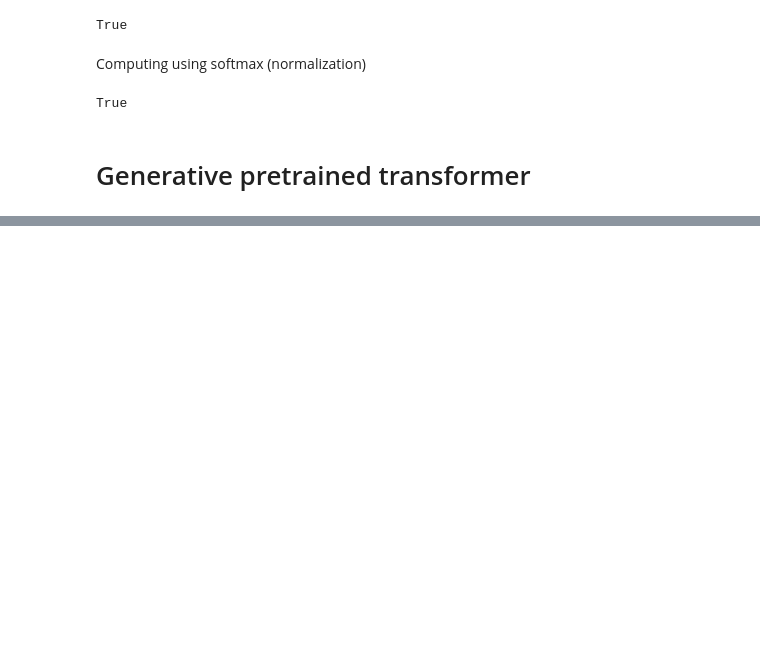
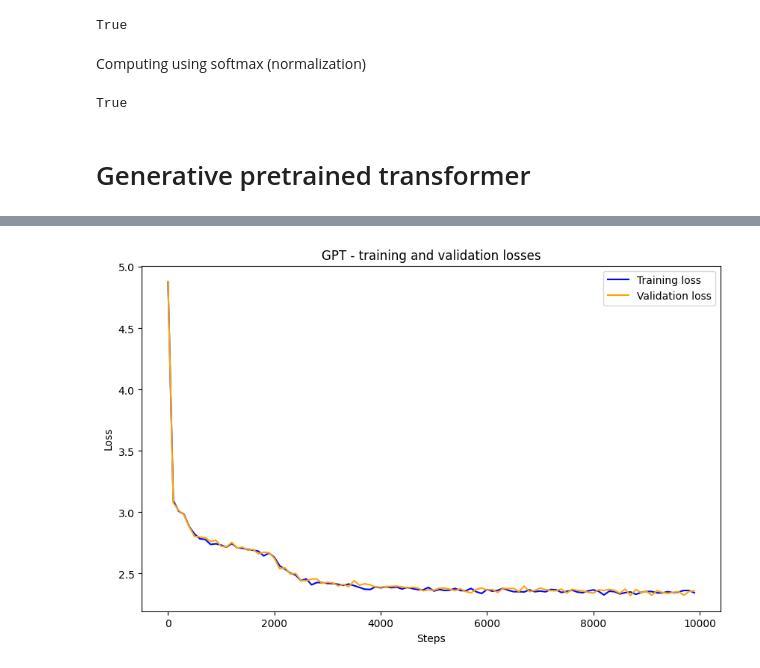
Before and after one commit to petkokp/llm_notebooks, a Jupyter notebook: nanogpt.ipynb, the cells around one changed output, grey strips where cells are left out. Saved outputs shown, nothing was run; the diff lists cells and outputs as text; code cells hidden in the pictures; blank space fills up the shorter version.

Commit message:
initial gpt training

```diff
--- a/nanogpt.ipynb
+++ b/nanogpt.ipynb
@@ -421,7 +421,7 @@ import torch.nn.functional as F
 vocabulary_size = len(sorted_chars) # unique chars in dataset
 n_embeddings = 32
 
-class BigramModel(nn.Module):
+class GPT(nn.Module):
     def __init__(self, vocabulary_size, n_embeddings):
         super().__init__()
         self.token_embedding_table = nn.Embedding(vocabulary_size, n_embeddings)
@@ -453,7 +453,7 @@ class BigramModel(nn.Module):
     def generate(self, idx, max_new_tokens):
         # idx is (batch_size, context_length) array of indices in the current context
         for _ in range(max_new_tokens):
-            idx_cond = idx[:, -context_length] # crop context
+            idx_cond = idx[:, -context_length:] # crop context
 
             logits, loss = self(idx_cond)
             logits = logits[:, -1, :] # becomes (batch_size, channel)
@@ -464,3 +464,11 @@ class BigramModel(nn.Module):
 
             idx = torch.cat((idx, next_idx), dim=1) # (batch_size, context_length + 1)
         return idx
+# %%
+m = GPT(vocabulary_size, n_embeddings)
+
+model = m.to(device)
+
+learning_rate = 1e-3
+
+train_losses, val_losses, steps = train_model(model=model, learning_rate=learning_rate)
@@ -466,0 +493,11 @@ class BigramModel(nn.Module):
+# %%
+plt.figure(figsize=(10, 6))
+plt.plot(steps, train_losses, label='Training loss', color='blue')
+plt.plot(steps, val_losses, label='Validation loss', color='orange')
+plt.title('GPT - training and validation losses')
+plt.xlabel('Steps')
+plt.ylabel('Loss')
+plt.legend()
+plt.show()
+# %% [output]
+[figure, added]
```
Also changed, not shown: parts of 2 cells of this notebook.
